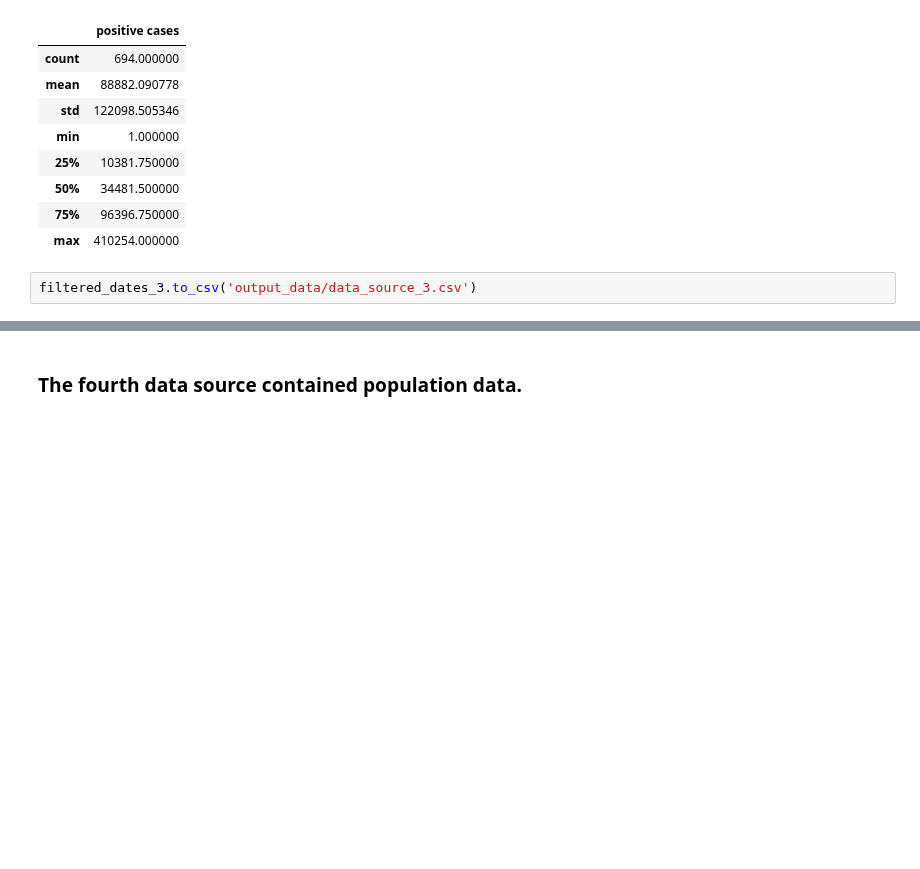
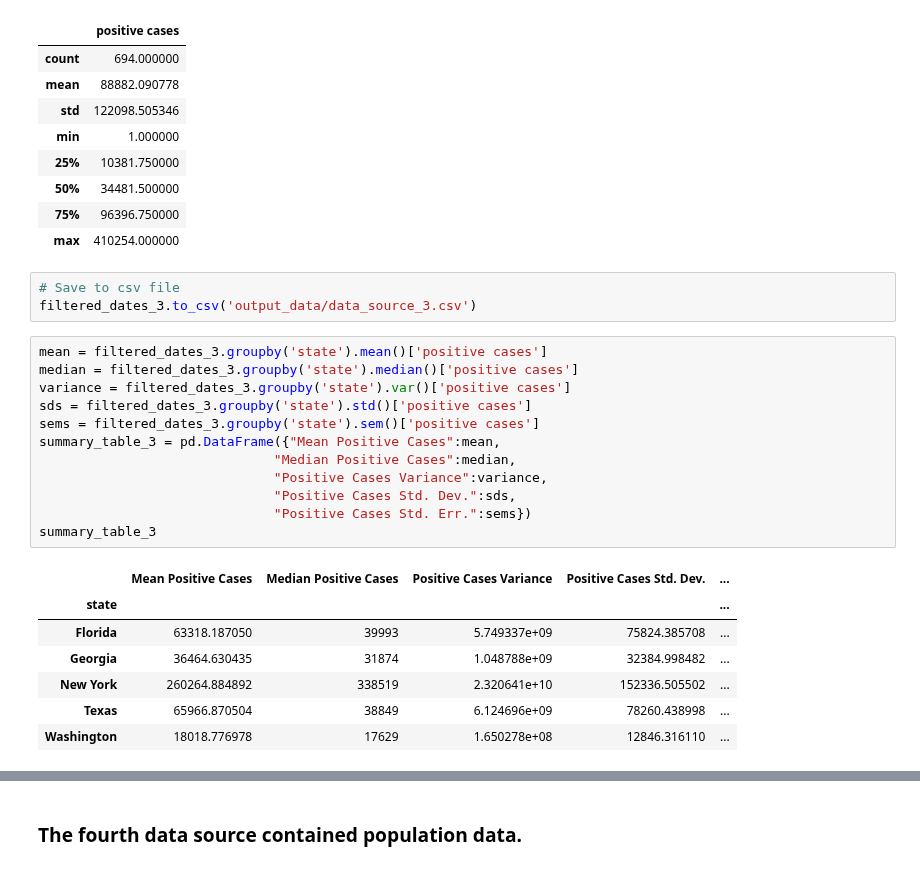
Before and after one commit to Emily-Keymon/Group-Project, a Jupyter notebook: Covid-19 Data Exploration and Cleanup.ipynb, the cells around one changed output, grey strips where cells are left out. Drawn from its saved outputs; the diff is of its cells as text; blank space fills up the shorter version.

```diff
--- a/Covid-19 Data Exploration and Cleanup.ipynb
+++ b/Covid-19 Data Exploration and Cleanup.ipynb
@@ -615,4 +668,25 @@ filtered_dates_3.describe()
 | 75% | 96396.750000 |
 | max | 410254.000000 |
 # %%
+# Save to csv file
 filtered_dates_3.to_csv('output_data/data_source_3.csv')
+# %%
+mean = filtered_dates_3.groupby('state').mean()['positive cases']
+median = filtered_dates_3.groupby('state').median()['positive cases']
+variance = filtered_dates_3.groupby('state').var()['positive cases']
+sds = filtered_dates_3.groupby('state').std()['positive cases']
+sems = filtered_dates_3.groupby('state').sem()['positive cases']
+summary_table_3 = pd.DataFrame({"Mean Positive Cases":mean,
+                              "Median Positive Cases":median,
+                              "Positive Cases Variance":variance,
+                              "Positive Cases Std. Dev.":sds,
+                              "Positive Cases Std. Err.":sems})
+summary_table_3
+# %% [output]
+|  | Mean Positive Cases | Median Positive Cases | Positive Cases Variance | Positive Cases Std. Dev. | ... |
+| state |  |  |  |  | ... |
+| Florida | 63318.187050 | 39993 | 5.749337e+09 | 75824.385708 | ... |
+| Georgia | 36464.630435 | 31874 | 1.048788e+09 | 32384.998482 | ... |
+| New York | 260264.884892 | 338519 | 2.320641e+10 | 152336.505502 | ... |
+| Texas | 65966.870504 | 38849 | 6.124696e+09 | 78260.438998 | ... |
+| Washington | 18018.776978 | 17629 | 1.650278e+08 | 12846.316110 | ... |
```
Also changed, not shown: parts of 16 cells of this notebook.
